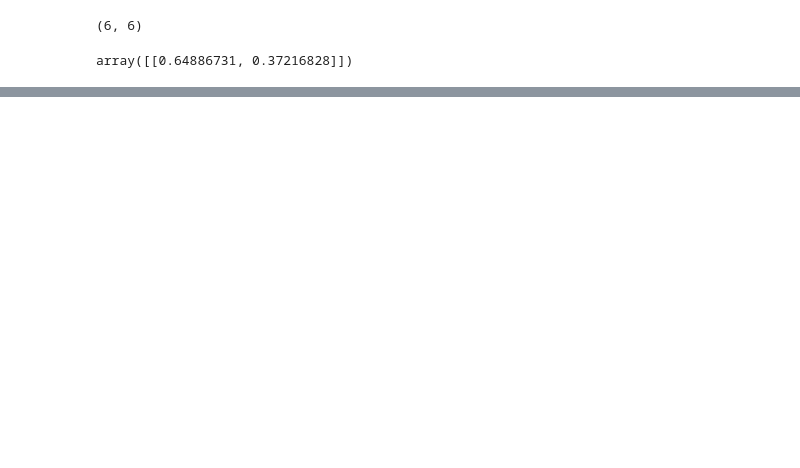
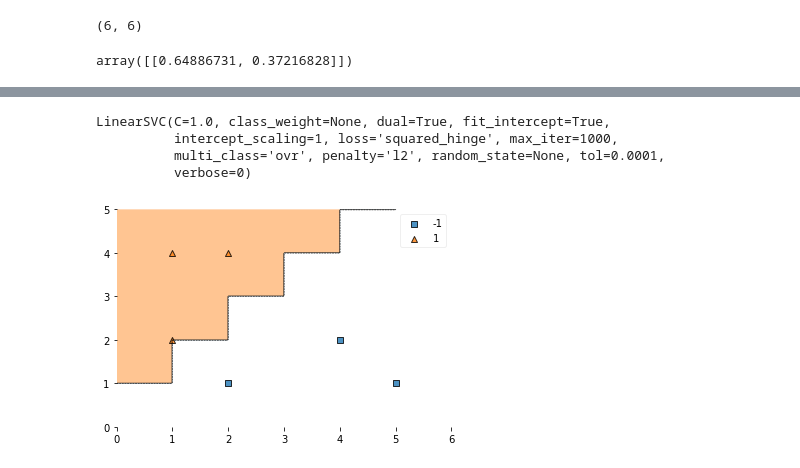
Before and after one commit to kiitaamuuraa/Asobiba, a Jupyter notebook: 例題_演習問題_フリーソフトで作る音声認識第1部.ipynb, the cells around one changed output, grey strips where cells are left out. Cells and saved outputs as stored; diff of their text form; code cells hidden in the pictures; blank space fills up the shorter version.

```diff
--- a/例題_演習問題_フリーソフトで作る音声認識第1部.ipynb
+++ b/例題_演習問題_フリーソフトで作る音声認識第1部.ipynb
@@ -247,0 +304,13 @@ array([[ 2.  ,  1.5 ,  0.8 ,  0.6 , -0.3 , -1.  ],
+# %%
+svm.fit(X, Y)
+# %% [output]
+LinearSVC(C=1.0, class_weight=None, dual=True, fit_intercept=True,
+          intercept_scaling=1, loss='squared_hinge', max_iter=1000,
+          multi_class='ovr', penalty='l2', random_state=None, tol=0.0001,
+          verbose=0)
+# %%
+from mlxtend.plotting import plot_decision_regions
+plot_decision_regions(X, np.array(Y), clf=svm,  res=0.02)
+plt.show()
+# %% [output]
+[figure, added]
```
Also changed, not shown: parts of 12 cells of this notebook.
